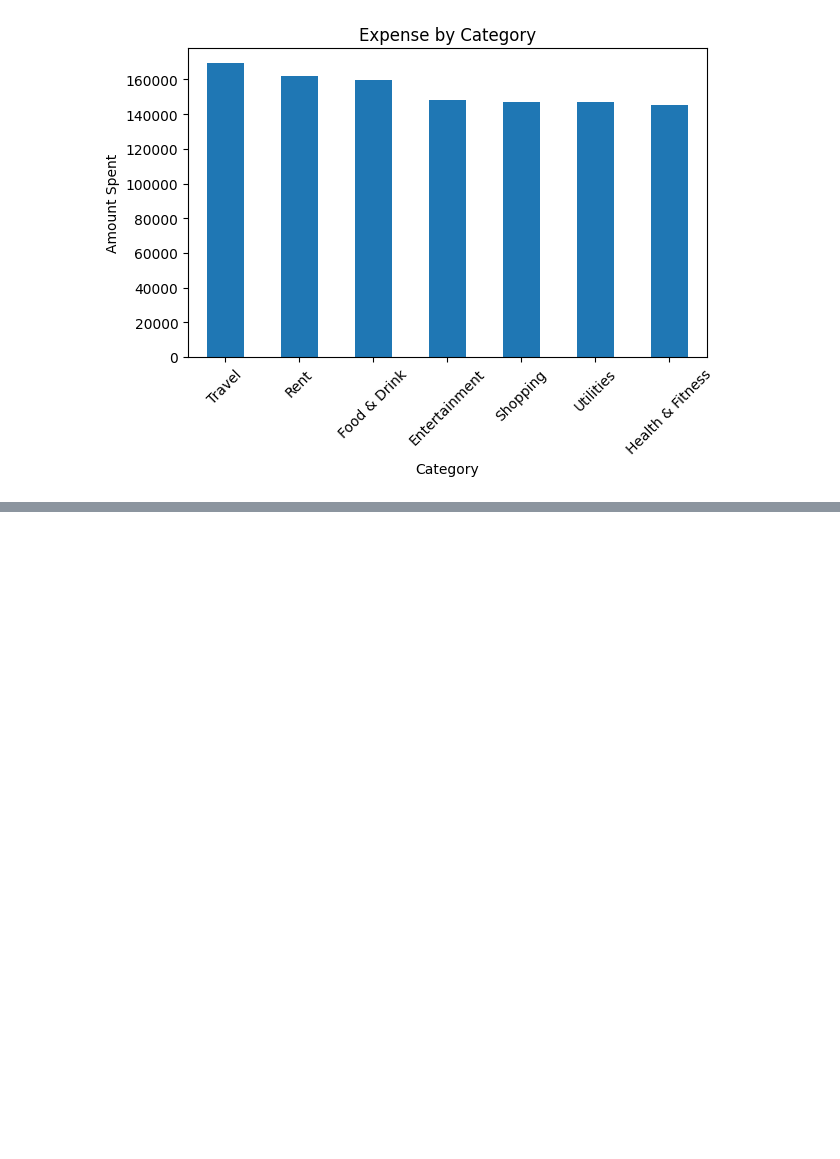
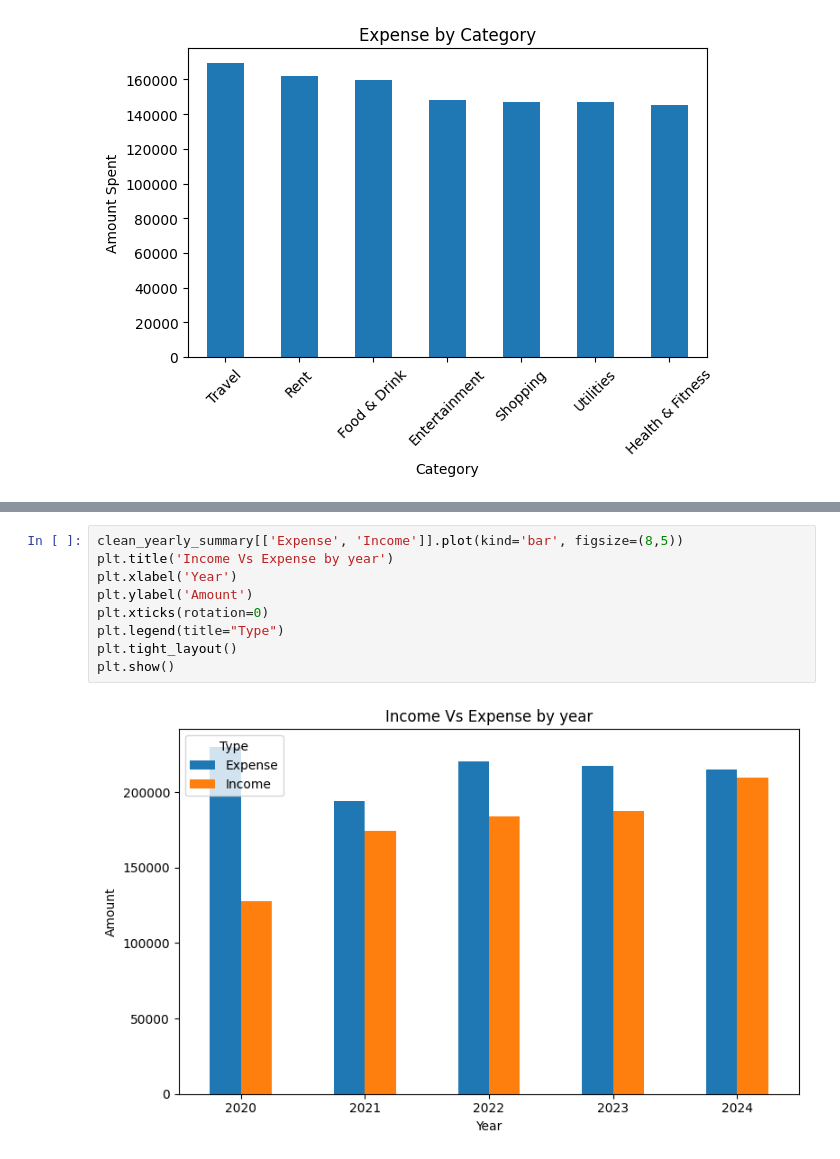
Before and after one commit to YASH280626/expense-tracker, a Jupyter notebook: analytics/analysis.ipynb, the cells around one changed output, grey strips where cells are left out. Cells and saved outputs as stored; diff of their text form; blank space fills up the shorter version.

Commit message:
Add monthly and yearly expense analysis visualizations

```diff
--- a/analytics/analysis.ipynb
+++ b/analytics/analysis.ipynb
@@ -474,0 +485,11 @@ plt.show()
+# %%
+clean_yearly_summary[['Expense', 'Income']].plot(kind='bar', figsize=(8,5))
+plt.title('Income Vs Expense by year')
+plt.xlabel('Year')
+plt.ylabel('Amount')
+plt.xticks(rotation=0)
+plt.legend(title="Type")
+plt.tight_layout()
+plt.show()
+# %% [output]
+[figure, added]
```
Also changed, not shown: parts of 13 cells of this notebook.
